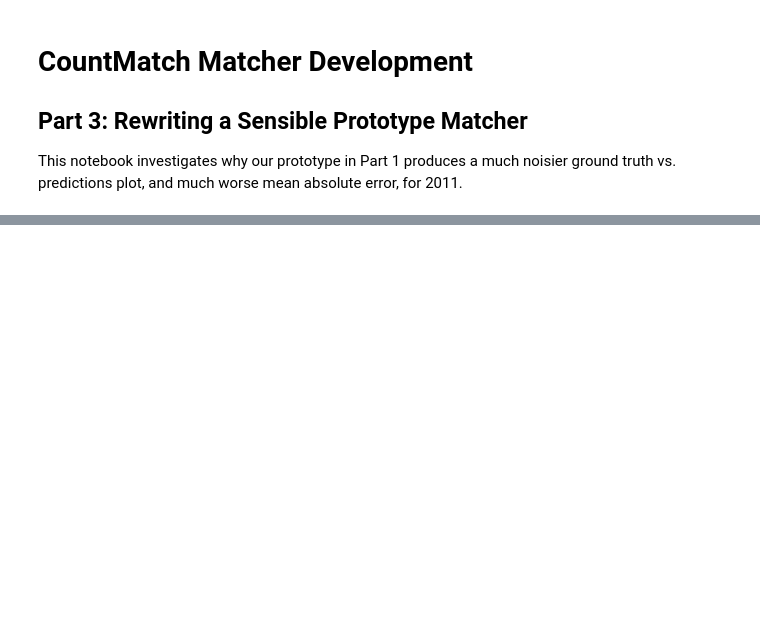
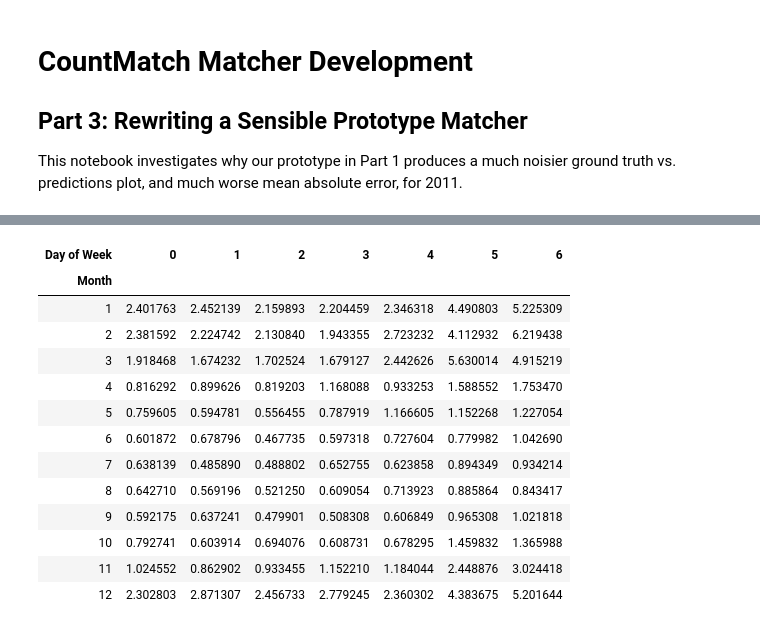
Before and after one commit to CityofToronto/bdit_traffic_prophet, a Jupyter notebook: development_notebooks/CountmatchDev3-SensibleMatcherPrototype.ipynb, the cells around one changed output, grey strips where cells are left out. Saved outputs shown, nothing was run; the diff lists cells and outputs as text; code cells hidden in the pictures; blank space fills up the shorter version.

```diff
--- a/development_notebooks/CountmatchDev3-SensibleMatcherPrototype.ipynb
+++ b/development_notebooks/CountmatchDev3-SensibleMatcherPrototype.ipynb
@@ -63,0 +115,26 @@ Wall time: 19.9 s
+# %%
+doyadt = []
+for year in myptc.data['AADT'].index:
+    _ctable = myptc.data['AADT'].at[year, 'AADT'] / myptc.data['DoMADT'].loc[year]
+    _ctable.index = pd.MultiIndex.from_product(
+        [[year, ], _ctable.index],
+        names=['Year', _ctable.index.name])
+    doyadt.append(_ctable)
+# %%
+doyadt = pd.concat(doyadt)
+doyadt.loc[2017]
+# %% [output]
+| Day of Week | 0 | 1 | 2 | 3 | 4 | 5 | 6 |
+| Month |  |  |  |  |  |  |  |
+| 1 | 2.401763 | 2.452139 | 2.159893 | 2.204459 | 2.346318 | 4.490803 | 5.225309 |
+| 2 | 2.381592 | 2.224742 | 2.130840 | 1.943355 | 2.723232 | 4.112932 | 6.219438 |
+| 3 | 1.918468 | 1.674232 | 1.702524 | 1.679127 | 2.442626 | 5.630014 | 4.915219 |
+| 4 | 0.816292 | 0.899626 | 0.819203 | 1.168088 | 0.933253 | 1.588552 | 1.753470 |
+| 5 | 0.759605 | 0.594781 | 0.556455 | 0.787919 | 1.166605 | 1.152268 | 1.227054 |
+| 6 | 0.601872 | 0.678796 | 0.467735 | 0.597318 | 0.727604 | 0.779982 | 1.042690 |
+| 7 | 0.638139 | 0.485890 | 0.488802 | 0.652755 | 0.623858 | 0.894349 | 0.934214 |
+| 8 | 0.642710 | 0.569196 | 0.521250 | 0.609054 | 0.713923 | 0.885864 | 0.843417 |
+| 9 | 0.592175 | 0.637241 | 0.479901 | 0.508308 | 0.606849 | 0.965308 | 1.021818 |
+| 10 | 0.792741 | 0.603914 | 0.694076 | 0.608731 | 0.678295 | 1.459832 | 1.365988 |
+| 11 | 1.024552 | 0.862902 | 0.933455 | 1.152210 | 1.184044 | 2.448876 | 3.024418 |
+| 12 | 2.302803 | 2.871307 | 2.456733 | 2.779245 | 2.360302 | 4.383675 | 5.201644 |
```
Also changed, not shown: parts of 37 cells of this notebook.
